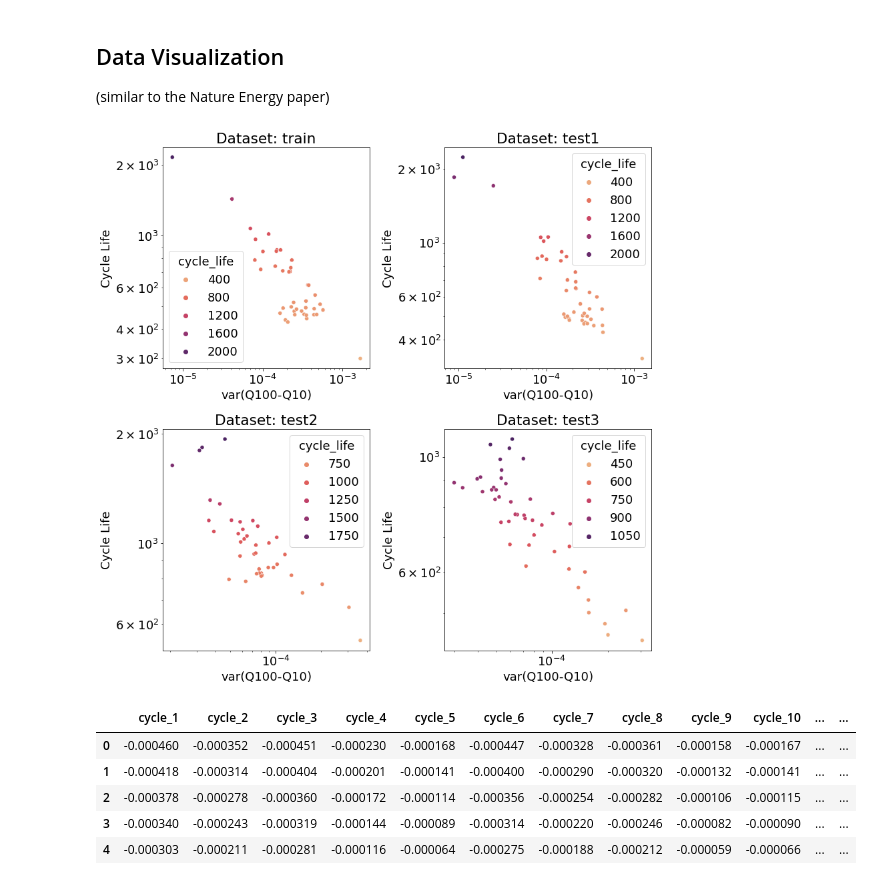
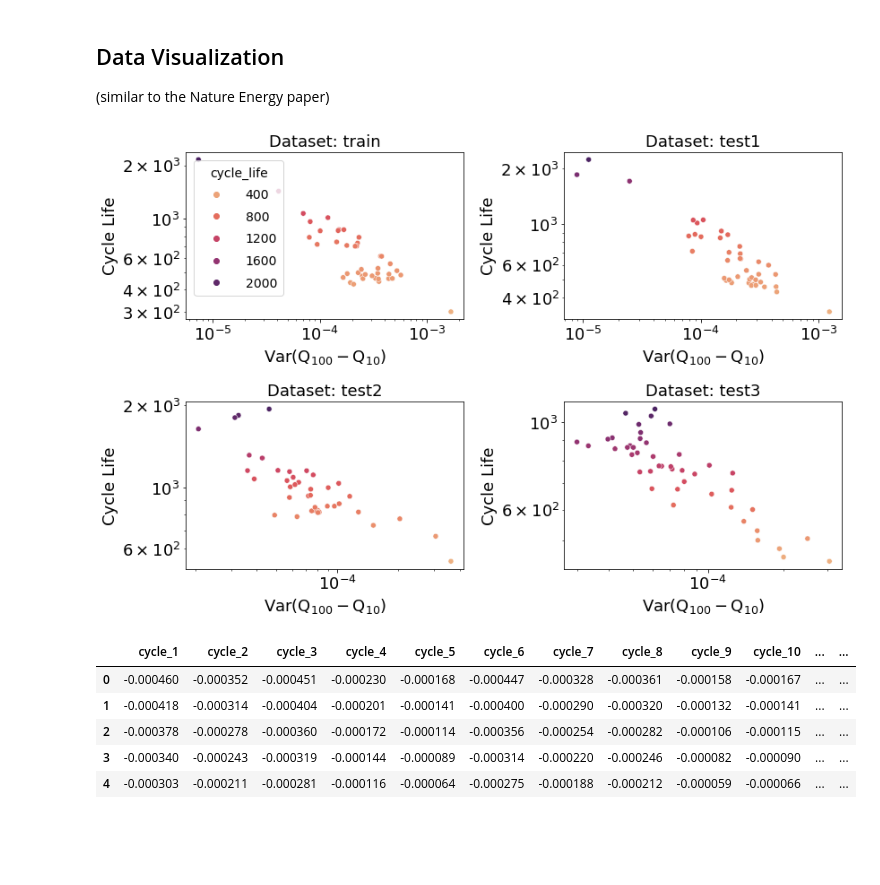
Before and after one commit to VNemani14/UQ_ML_Tutorial, a Jupyter notebook: Case_study_2/UQ_models_train_evaluate_Final.ipynb, the cells around one changed output. Saved outputs shown, nothing was run; the diff lists cells and outputs as text; code cells hidden in the pictures; blank space fills up the shorter version.

```diff
--- a/Case_study_2/UQ_models_train_evaluate_Final.ipynb
+++ b/Case_study_2/UQ_models_train_evaluate_Final.ipynb
@@ -70,6 +76,9 @@ for myset in range(len(dataset)):
 
 ### We will use VQ(cycle=100)-VQ(cycle=10) as feature to determine RUL
 # %%
+number_cells = [41,42,40,45] # train and three tests
+dataset = ['train', 'test1', 'test2', 'test3']
+
 VQcol_names = ["cycle_"+str(i+1) for i in range(150)]
 all_VQ_curves = pd.DataFrame()
 for myset in range(len(dataset)):
@@ -77,7 +86,7 @@ for myset in range(len(dataset)):
         cell_VQ = pd.read_csv("Dataset/V_Q_curve/"+dataset[myset]+"/cell"+str(cell+1)+".csv", header = None,
                                names=VQcol_names)
         cell_VQ['voltage'] = np.linspace(3.5,2,cell_VQ.shape[0])
-        cell_VQ['diff_cycle100_cycle10'] = cell_VQ['cycle_100']-cell_VQ['cycle_10']
+        cell_VQ['diff_cycle100_cycle10'] = cell_VQ['cycle_100']-cell_VQ['cycle_10'] # input to models
         cell_VQ['cell_no'] = cell+1 # cell number
         cell_VQ['dataset'] = dataset[myset]
         all_VQ_curves = pd.concat([all_VQ_curves, cell_VQ], axis=0)
@@ -145,3 +141,23 @@ all_VQ_curves_merge = pd.merge(all_VQ_curves, all_cycle_lives, how='left',
                                left_on = ['dataset', 'cell_no'], right_on = ['dataset', 'cell_no'])
 all_VQ_curves_merge_agg = all_VQ_curves_merge.groupby(by=['cell_no', 'dataset']).agg({'diff_cycle100_cycle10':'var',
                                                             'cycle_life': 'mean'}).reset_index()
+# %%
+fig, ax = plt.subplots(2,2,figsize=(12, 8))
+for myset, myax in zip(range(len(dataset)),ax.flatten()):
+    if dataset[myset] == 'test3':
+        legend_bool = True
+    else:
+        legend_bool = False
+    sns.scatterplot(
+        data=all_VQ_curves_merge.loc[all_VQ_curves_merge['dataset']==dataset[myset]], ax = myax, legend = legend_bool,
+        x="diff_cycle100_cycle10", y="voltage", hue="cycle_life", palette="flare_r"
+    )
+
+    myax.set_title("Dataset: "+ dataset[myset], fontsize = 18)
+    myax.set_xlabel("$ \mathrm{Q}_{100}-\mathrm{Q}_{10}$ (Ah)")
+    myax.set_ylabel("Voltage (V)")
+    myax.set_xlim([-0.13, 0.03])
+
+
+plt.tight_layout()
+fig.savefig("figs/VQ_curves.jpg")
@@ -149,20 +167,30 @@ all_VQ_curves_merge_agg = all_VQ_curves_merge.groupby(by=['cell_no', 'dataset'])
 ## Data Visualization
 (similar to the Nature Energy paper)
 # %%
-fig, ax = plt.subplots(2,2,figsize=(12, 12))
+fig, ax = plt.subplots(2,2,figsize=(12, 8))
 for myset, myax in zip(range(len(dataset)),ax.flatten()):
-    sns.scatterplot(
-        data=all_VQ_curves_merge_agg.loc[all_VQ_curves_merge_agg['dataset']==dataset[myset]],
+    if dataset[myset] == 'train':
+        legend_bool = True
+    else:
+        legend_bool = False
+
+    myplt = sns.scatterplot(
+        data=all_VQ_curves_merge_agg.loc[all_VQ_curves_merge_agg['dataset']==dataset[myset]], legend = legend_bool,
         x="diff_cycle100_cycle10", y="cycle_life", hue="cycle_life", palette="flare", ax = myax
     )
-    myax.set_title("Dataset: "+ dataset[myset])
-    myax.set_xlabel("var(Q100-Q10)")
+    myax.set_title("Dataset: "+ dataset[myset], fontsize = 18)
+    myax.set_xlabel("Var($ \mathrm{Q}_{100}-\mathrm{Q}_{10}$)")
     myax.set_ylabel("Cycle Life")
     myax.set_xscale('log')
     myax.set_yscale('log')
+    if legend_bool:
+        plt.setp(myplt.get_legend().get_texts(), fontsize='14') # for legend text
+        plt.setp(myplt.get_legend().get_title(), fontsize='14') # for legend title
+
 plt.tight_layout()
+fig.savefig("figs/VQ_correlation.jpg")
 # %% [output]
-[figure, old version]
+[figure, new version]
 # %%
 all_VQ_curves_merge.head()
 # %% [output]
```
Also changed, not shown: parts of 28 cells of this notebook, 1 other file.
